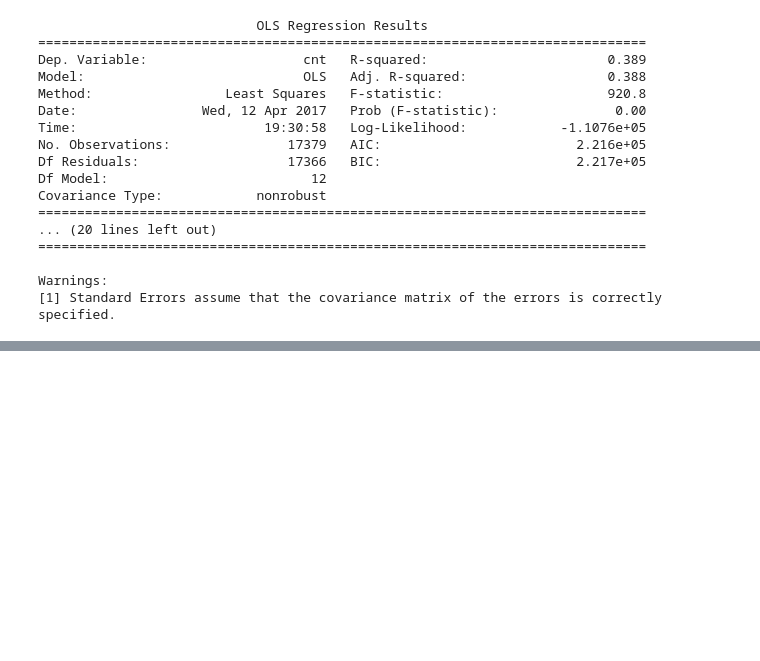
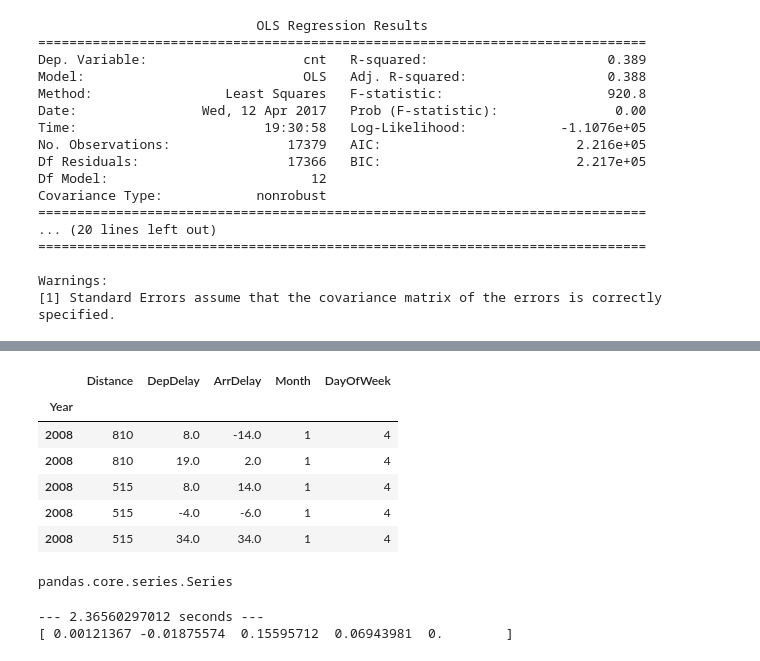
Before and after one commit to BigZihao/Parallel-Computing, a Jupyter notebook: Sklearn.ipynb, the cells around one changed output, grey strips where cells are left out. Cells and saved outputs as stored; diff of their text form; code cells hidden in the pictures; blank space fills up the shorter version.

```diff
--- a/Sklearn.ipynb
+++ b/Sklearn.ipynb
@@ -91,0 +91,12 @@ Warnings:
+# %%
+data2=data[['Distance','DepDelay','ArrDelay','Month','DayOfWeek']]
+# %%
+data2.head()
+# %% [output]
+|  | Distance | DepDelay | ArrDelay | Month | DayOfWeek |
+| Year |  |  |  |  |  |
+| 2008 | 810 | 8.0 | -14.0 | 1 | 4 |
+| 2008 | 810 | 19.0 | 2.0 | 1 | 4 |
+| 2008 | 515 | 8.0 | 14.0 | 1 | 4 |
+| 2008 | 515 | -4.0 | -6.0 | 1 | 4 |
+| 2008 | 515 | 34.0 | 34.0 | 1 | 4 |
@@ -91,0 +105,9 @@ Warnings:
+# %%
+X=data2.drop('ArrDelay',1)
+y = data2.DepDelay-data2.ArrDelay
+y.head()
+X.head()
+type(X)
+type(y)
+# %% [output]
+pandas.core.series.Series
@@ -91,0 +116,14 @@ Warnings:
+# %%
+
+# follow the usual sklearn pattern: import, instantiate, fit
+from sklearn.linear_model import LinearRegression
+lm = LinearRegression()
+start_time = time.time()
+lm.fit(X, y)
+print("--- %s seconds ---" % (time.time() - start_time))
+
+# print intercept and coefficients
+print lm.coef_
+# %% [output]
+--- 2.36560297012 seconds ---
+[ 0.00121367 -0.01875574  0.15595712  0.06943981  0.        ]
```
Also changed, not shown: parts of 6 cells of this notebook, 1 other file.
